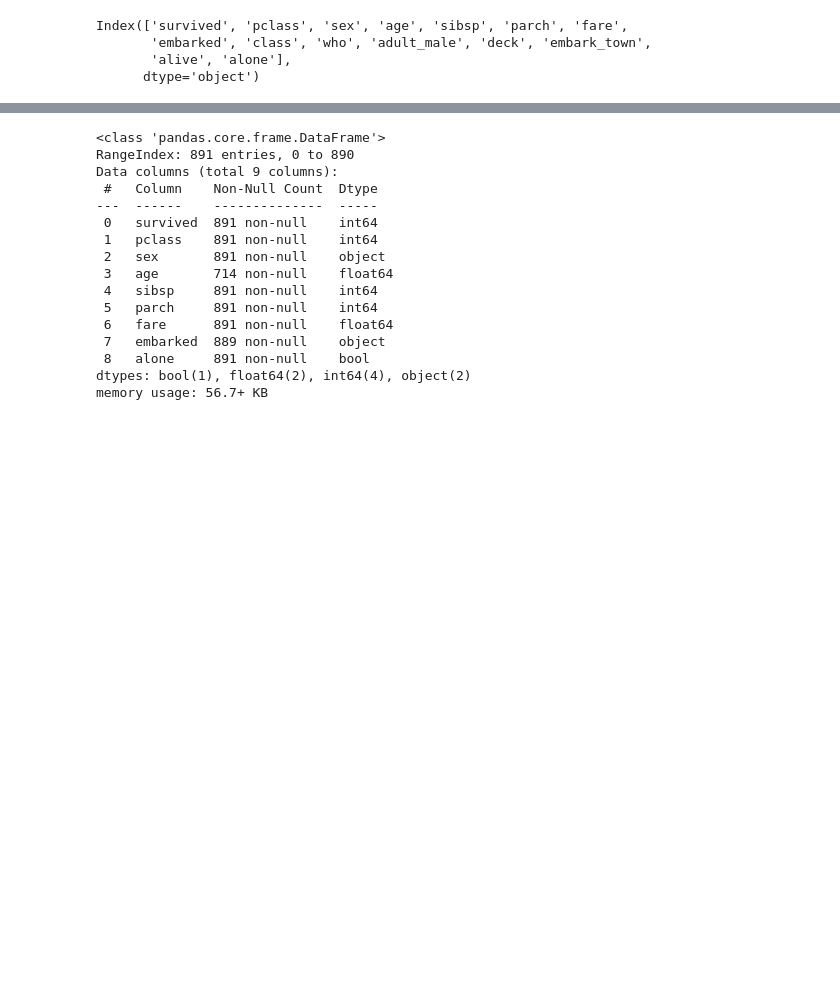
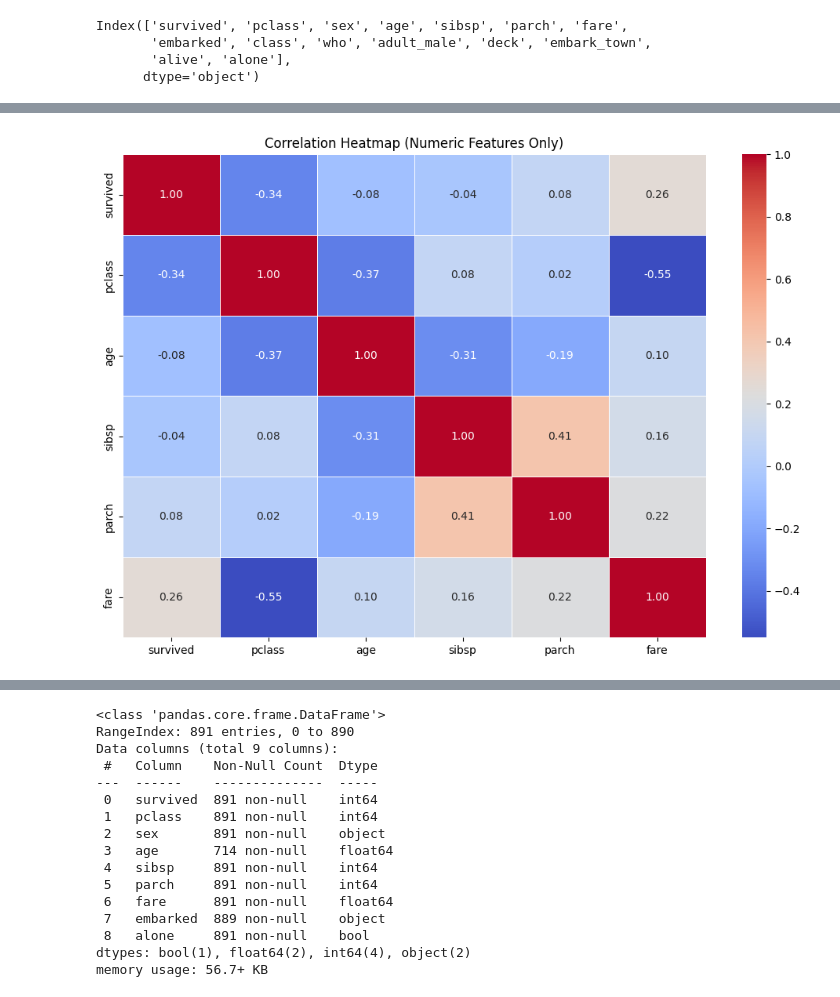
Before and after one commit to thearyal/Titanic_Classification_Models, a Jupyter notebook: Titanic.ipynb, the cells around one changed output, grey strips where cells are left out. Saved outputs shown, nothing was run; the diff lists cells and outputs as text; code cells hidden in the pictures; blank space fills up the shorter version.

```diff
--- a/Titanic.ipynb
+++ b/Titanic.ipynb
@@ -62,0 +80,20 @@ Index(['survived', 'pclass', 'sex', 'age', 'sibsp', 'parch', 'fare',
+# %%
+numeric_df = df.select_dtypes(include="number")
+
+# Calculate correlation
+correlation = numeric_df.corr()
+
+# Visualize correlation using a heatmap
+plt.figure(figsize=(12, 8))
+sns.heatmap(
+    correlation,
+    annot=True,
+    cmap="coolwarm",
+    fmt=".2f",
+    linewidths=0.5
+)
+
+plt.title("Correlation Heatmap (Numeric Features Only)")
+plt.show()
+# %% [output]
+[figure, added]
```
Also changed, not shown: parts of 5 cells of this notebook.
